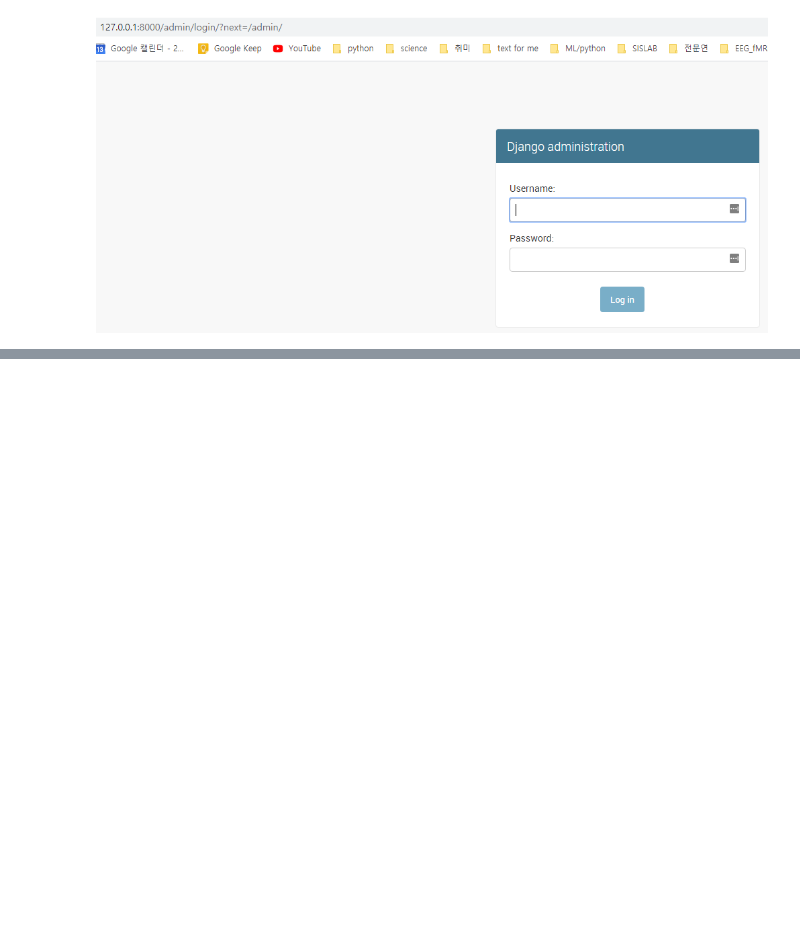
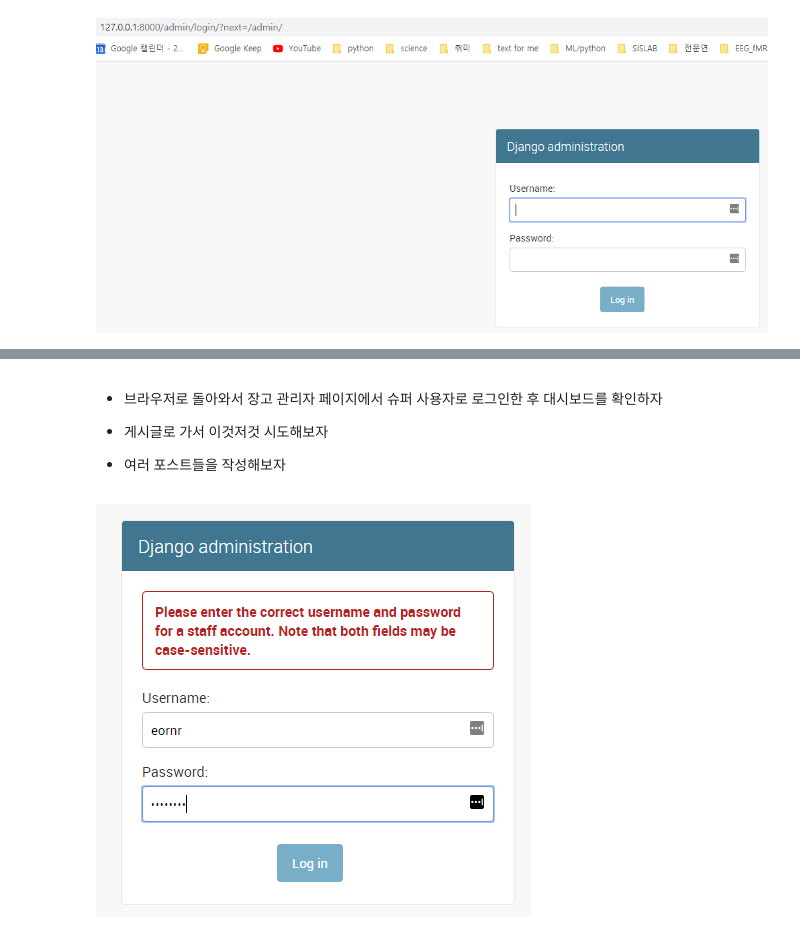
Before and after one commit to daegukdo/GCWM, a Jupyter notebook: 18/03_django_admin.ipynb, the cells around one changed output, grey strips where cells are left out. Saved outputs shown, nothing was run; the diff lists cells and outputs as text; code cells hidden in the pictures; blank space fills up the shorter version.

```diff
--- a/18/03_django_admin.ipynb
+++ b/18/03_django_admin.ipynb
@@ -39,0 +55,10 @@ Image("img/15_img.png")
+# %% [markdown]
+ - 브라우저로 돌아와서 장고 관리자 페이지에서 슈퍼 사용자로 로그인한 후 대시보드를 확인하자
+
+ - 게시글로 가서 이것저것 시도해보자
+
+ - 여러 포스트들을 작성해보자
+# %%
+Image("img/17_img.png")
+# %% [output]
+[figure, added]
```
Also changed, not shown: parts of 2 cells of this notebook, 4 other files.
